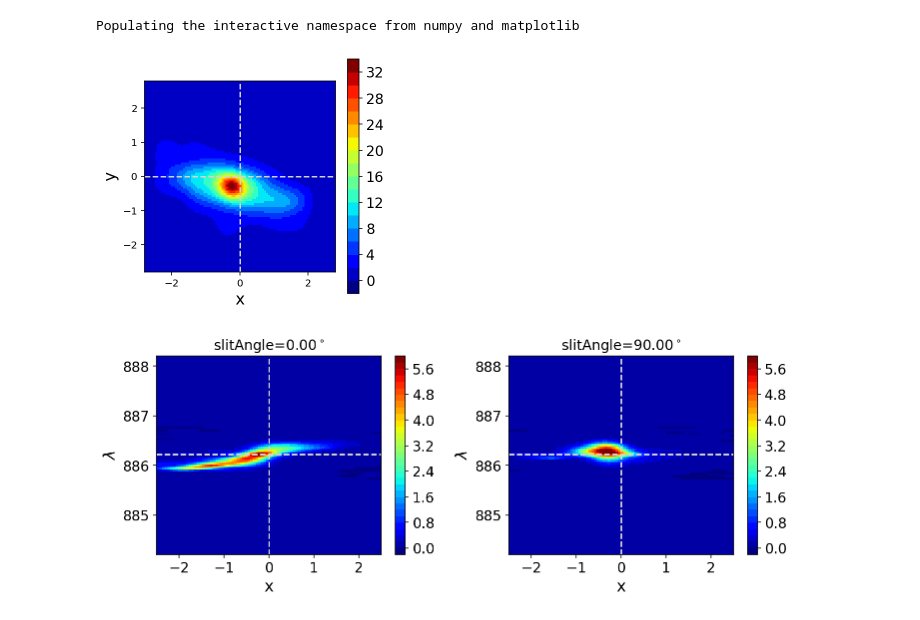
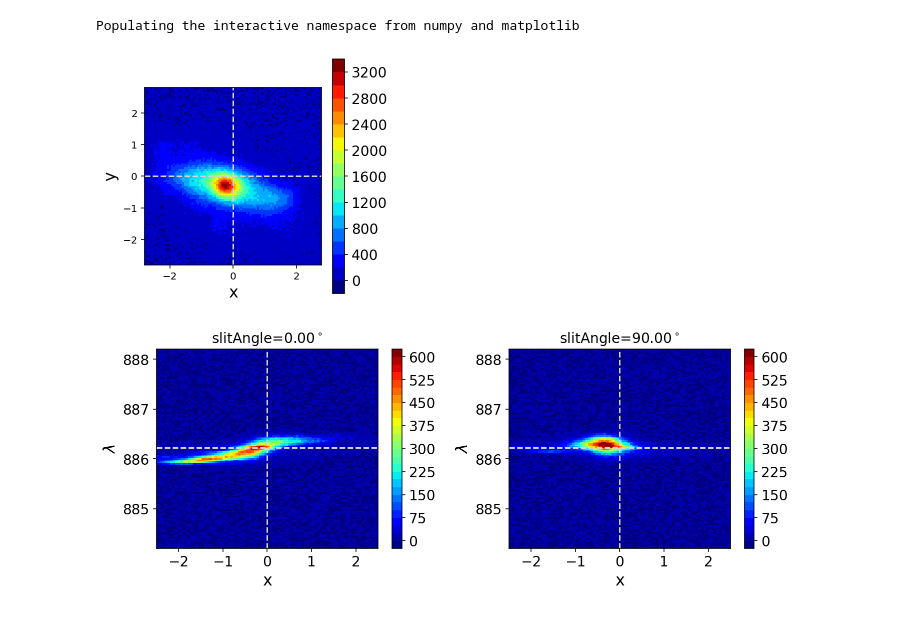
Before and after one commit to msmithUA/TNGcube, a Jupyter notebook: notebooks/[demo] TNGcube.ipynb, the cells around one changed output. Cells and saved outputs as stored; diff of their text form; code cells hidden in the pictures.

```diff
--- a/notebooks/[demo] TNGcube.ipynb
+++ b/notebooks/[demo] TNGcube.ipynb
@@ -24,6 +22,4 @@ Populating the interactive namespace from numpy and matplotlib
 # %%
-subhaloInfo = pickle.load(open('../notebooks/cutout_46.pkl', 'rb'))
-
 pars = {}
 pars['spinR'] = [0, 0, -1]
 pars['sini'] = 1.0
@@ -34,6 +30,7 @@ pars['redshift'] = 0.35
 pars['psfFWHM'] = 0.5
 pars['slitAngles'] = [0., np.pi/2]
 
-line_species = 'Halpha'
+lambda_cen0 = ParametersTNG.lineLambda0['Halpha']
+#lambda_cen0 = (lineLambda0['OIIa']+lineLambda0['OIIb'])/2.
 
-pars['lambda_cen'] = (1+pars['redshift'])*lineLambda0[line_species]
+pars['lambda_cen'] = (1+pars['redshift'])*lambda_cen0
@@ -42 +37,16 @@ Cube = TNGcube(pars=pars, subhaloInfo=subhaloInfo)
+# %%
+pars['expTime'] = 15.*60.              # [unit: sec]
+pars['area'] = 3.14 * (1000./2.)**2    # telescope area [unit: cm2]
+
+pars['ref_SDSS_lineL'] = 1.*1e-17      # [unit: erg/s/Angstrom/cm2]    # * u.erg/u.second/u.Angstrom/u.cm**2
+
+#fiber_SDSS = np.pi * 1.5**2.           # fiber size [unit: arcsec2]
+#refSDSSspec = pars['ref_SDSS_lineL'] * u.erg/u.second/u.Angstrom/u.cm**2
+#refSDSSspec = refSDSSspec.to(u.erg/u.second/u.nm/u.cm**2)
+#print('reference SDSS fiber spec:', refSDSSspec)
+
+#pars['lineflux'] = refSDSSspec.value / fiber_SDSS  # [unit: erg/s/cm2/nm/arcsec2]
+#pars['lineflux']
+# %%
+mock = TNGmock(pars=pars, subhalo=subhalo)
 # %%
@@ -57,0 +61,6 @@ spectra = Cube.spec2D(photonCube)
+# %%
+massCube = mock.gen_massCube(ptlTypes=['gas','stars'], lineTypes=mock.line_species, subhalo=mock.subhalo)
+specCube = mock.mass_to_light(massCube)
+specCube.add_psf(psfFWHM=mock.Pars.fid['psfFWHM'], psf_g1=mock.Pars.fid['psf_g1'], psf_g2=mock.Pars.fid['psf_g2'])
+specCube = mock.flux_renorm(specCube)
+specCube = mock.add_sky_noise(specCube)
@@ -58,8 +70,8 @@ spectra = Cube.spec2D(photonCube)
 # %%
-plot_image( np.sum(photonCube, axis=2), spaceGrid=Cube.spaceGrid, xlim=[-2.8, 2.8])
+plot_image( np.sum(specCube.array, axis=2), spaceGrid=specCube.spaceGrid, xlim=[-2.8, 2.8])
 # %% [output]
-[figure, old version]
+[figure, new version]
 # %%
-plot_specs(spectra, slitAngles=Cube.Pars.fid['slitAngles'], spaceGrid=Cube.spaceGrid, lambdaGrid=Cube.lambdaGrid, xlim=[-2.5, 2.5])
+plot_specs(spectra, slitAngles=mock.Pars.fid['slitAngles'], spaceGrid=specCube.spaceGrid, lambdaGrid=specCube.lambdaGrid, xlim=[-2.5, 2.5])
 # %% [output]
-[figure, old version]
+[figure, new version]
```
Also changed, not shown: parts of 6 cells of this notebook, 5 other files.
